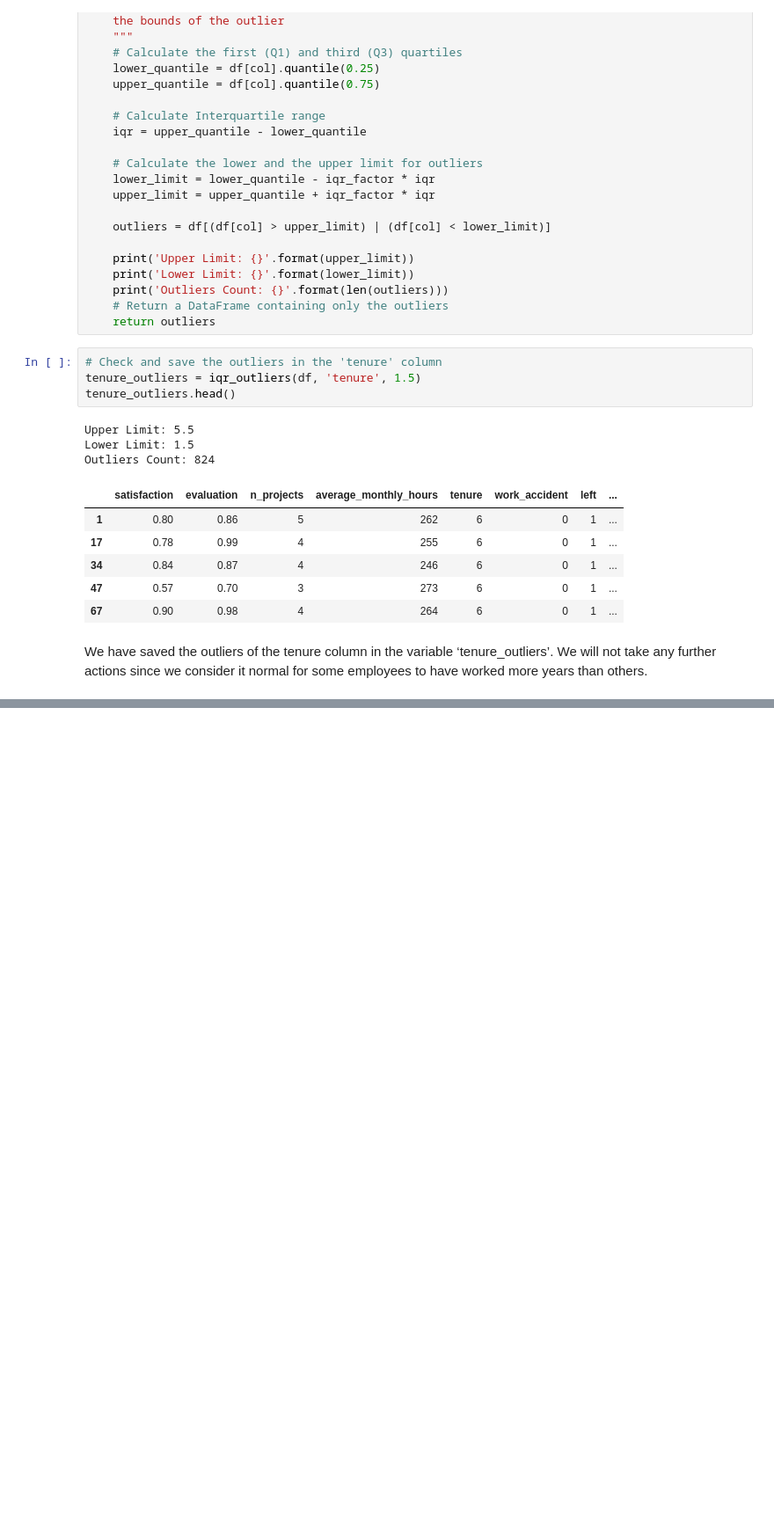
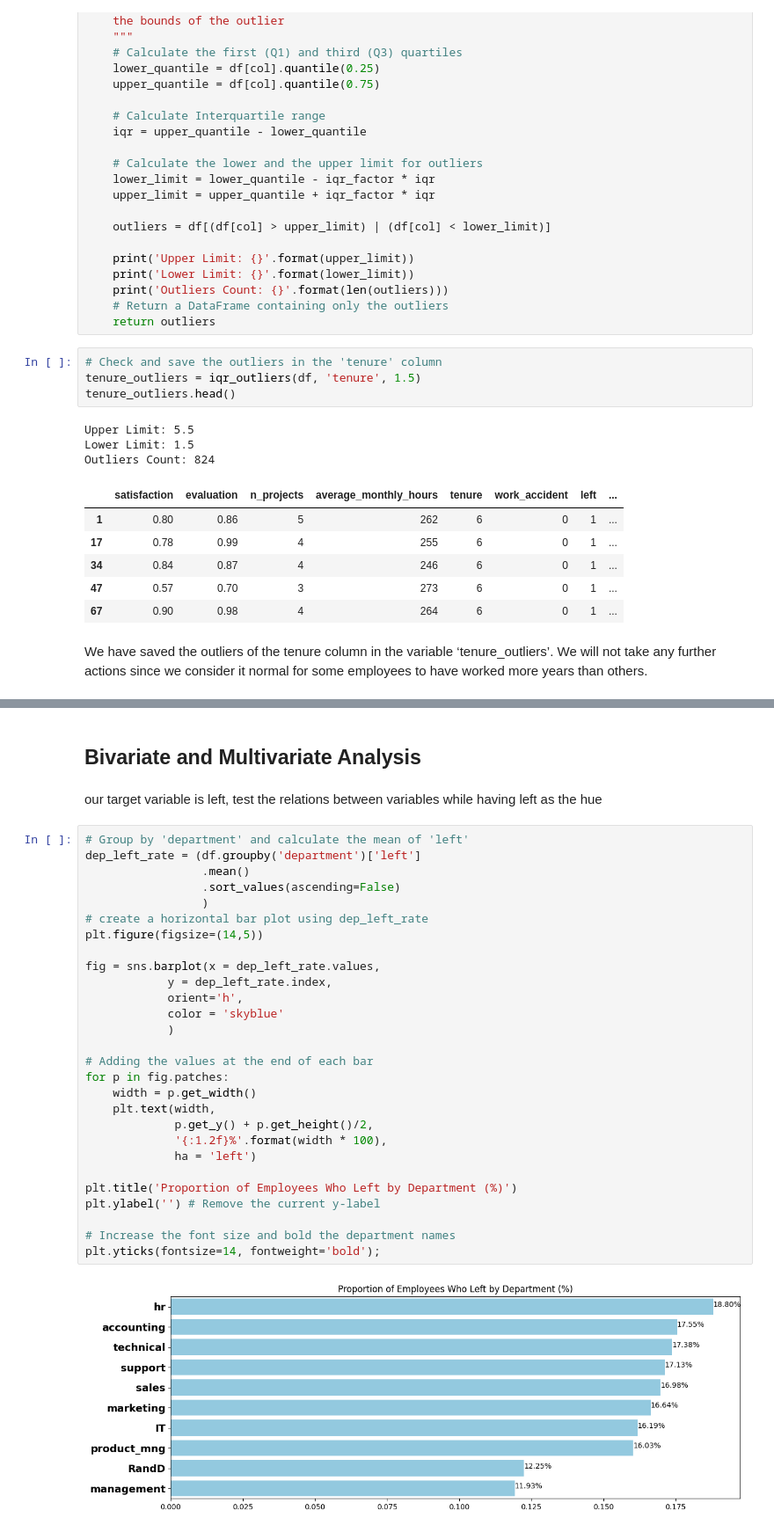
Before and after one commit to a-elgohary/hr_project, a Jupyter notebook: salifort_motors.ipynb, the cells around one changed output, grey strips where cells are left out. Shown at 88% size. Saved outputs shown, nothing was run; the diff lists cells and outputs as text; blank space fills up the shorter version.

```diff
--- a/salifort_motors.ipynb
+++ b/salifort_motors.ipynb
@@ -303,0 +375,34 @@ Some insights from the descriptive statistics:
+# %% [markdown]
+## Bivariate and Multivariate Analysis
+# %% [markdown]
+our target variable is left, test the relations between variables while having left as the hue
+# %%
+# Group by 'department' and calculate the mean of 'left'
+dep_left_rate = (df.groupby('department')['left']
+                 .mean()
+                 .sort_values(ascending=False)
+                 )
+# create a horizontal bar plot using dep_left_rate
+plt.figure(figsize=(14,5))
+
+fig = sns.barplot(x = dep_left_rate.values,
+            y = dep_left_rate.index,
+            orient='h',
+            color = 'skyblue'
+            )
+
+# Adding the values at the end of each bar
+for p in fig.patches:
+    width = p.get_width()
+    plt.text(width,
+             p.get_y() + p.get_height()/2,
+             '{:1.2f}%'.format(width * 100),
+             ha = 'left')
+
+plt.title('Proportion of Employees Who Left by Department (%)')
+plt.ylabel('') # Remove the current y-label
+
+# Increase the font size and bold the department names
+plt.yticks(fontsize=14, fontweight='bold');
+# %% [output]
+[figure, added]
```
Also changed, not shown: parts of 18 cells of this notebook.
